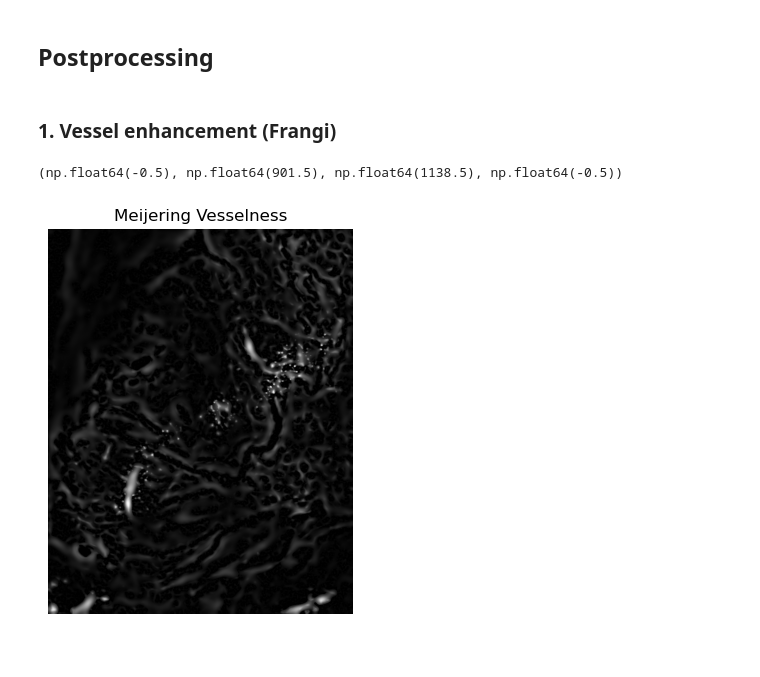
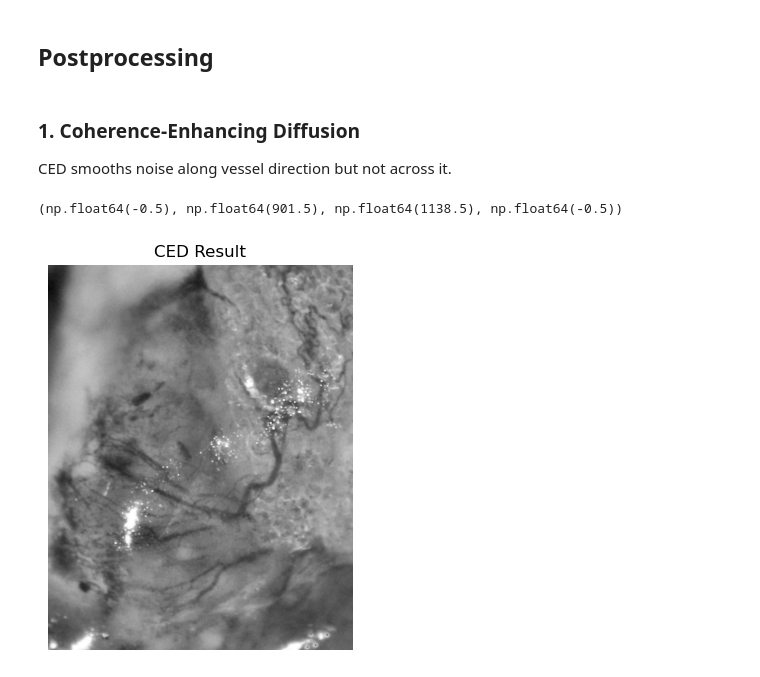
Before and after one commit to yana-kel/vessel-quant, a Jupyter notebook: vessel-extraction.ipynb, the cells around one changed output. Saved outputs shown, nothing was run; the diff lists cells and outputs as text; code cells hidden in the pictures.

Commit message:
changed to ced and multi-orientation line filter

```diff
--- a/vessel-extraction.ipynb
+++ b/vessel-extraction.ipynb
@@ -58,24 +91,19 @@ plt.show()
 # %% [markdown]
 ## Postprocessing
-# %% [markdown]
-### 1. Vessel enhancement (Frangi)
-# %%
-# Convert to float for Frangi filter
-img_pre_float = img_pre.astype(np.float32)
-
-vesselness = meijering(
-    img_pre_float,
-    sigmas=[1, 2, 3, 4, 6, 8, 10],
-    black_ridges=False # your vessels appear bright-ish after CLAHE
-)
-
-vessel_norm = (255 * (vesselness - vesselness.min()) /
-               (vesselness.max() - vesselness.min())).astype(np.uint8)
-
-plt.figure(figsize=(5,5))
-plt.imshow(vessel_norm, cmap='gray')
-plt.title("Meijering Vesselness")
-plt.axis("off")
-# %% [output]
-(np.float64(-0.5), np.float64(901.5), np.float64(1138.5), np.float64(-0.5))
-[figure, removed]
+# %% [markdown]
+### 1. Coherence‑Enhancing Diffusion
+CED smooths noise along vessel direction but not across it.
+# %%
+# Convert to float for diffusion
+image_pre_float = img_pre.astype(np.float32) / 255.0
+
+# Coherence-enhancing diffusion approximation:
+ced = denoise_tv_chambolle(img_pre_float, weight=0.15, eps=1e-6)
+
+plt.figure(figsize=(5,5))
+plt.imshow(ced, cmap='gray')
+plt.title("CED Result")
+plt.axis('off')
+# %% [output]
+(np.float64(-0.5), np.float64(901.5), np.float64(1138.5), np.float64(-0.5))
+[figure, added]
```
Also changed, not shown: parts of 6 cells of this notebook.
